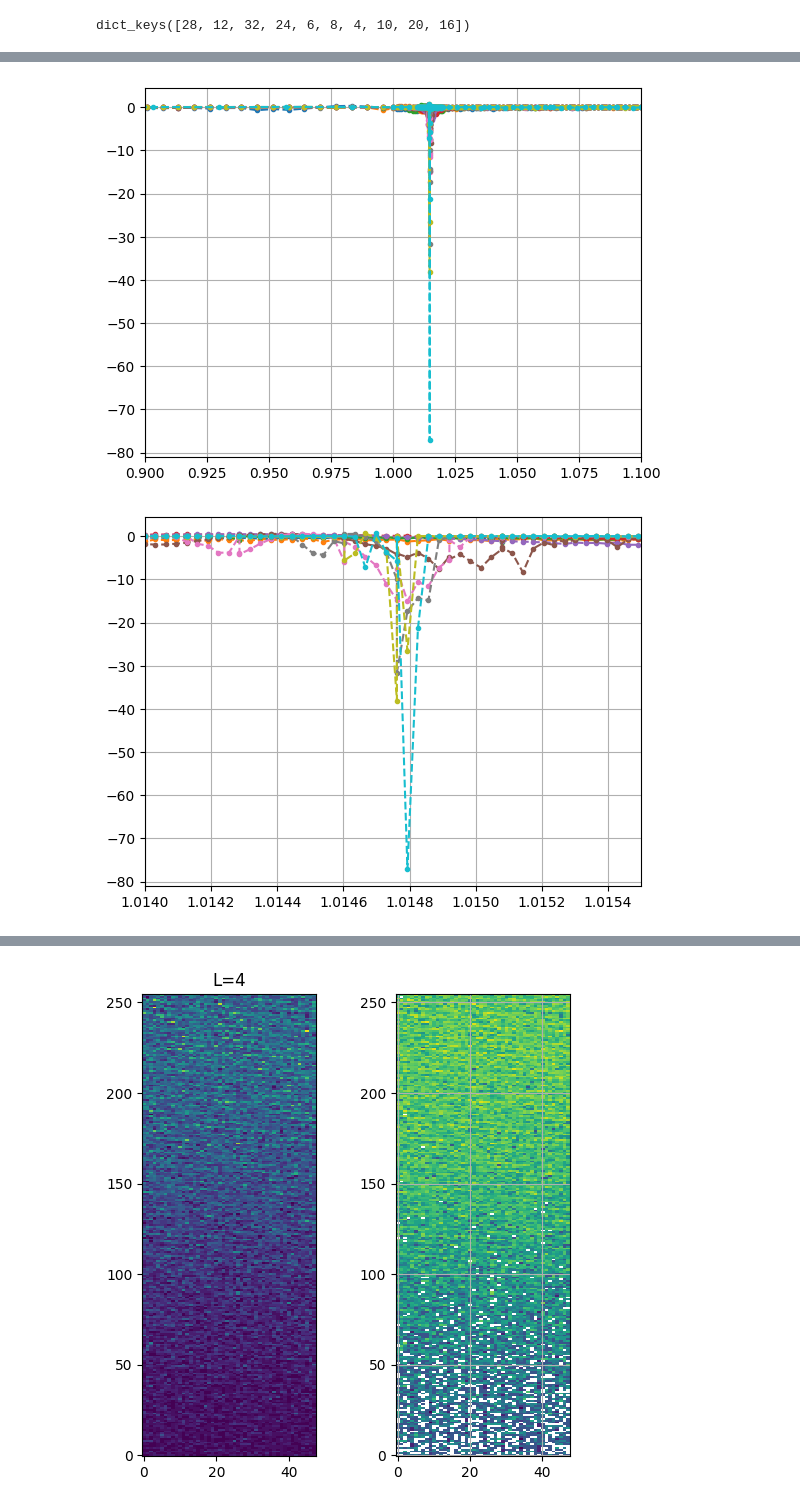
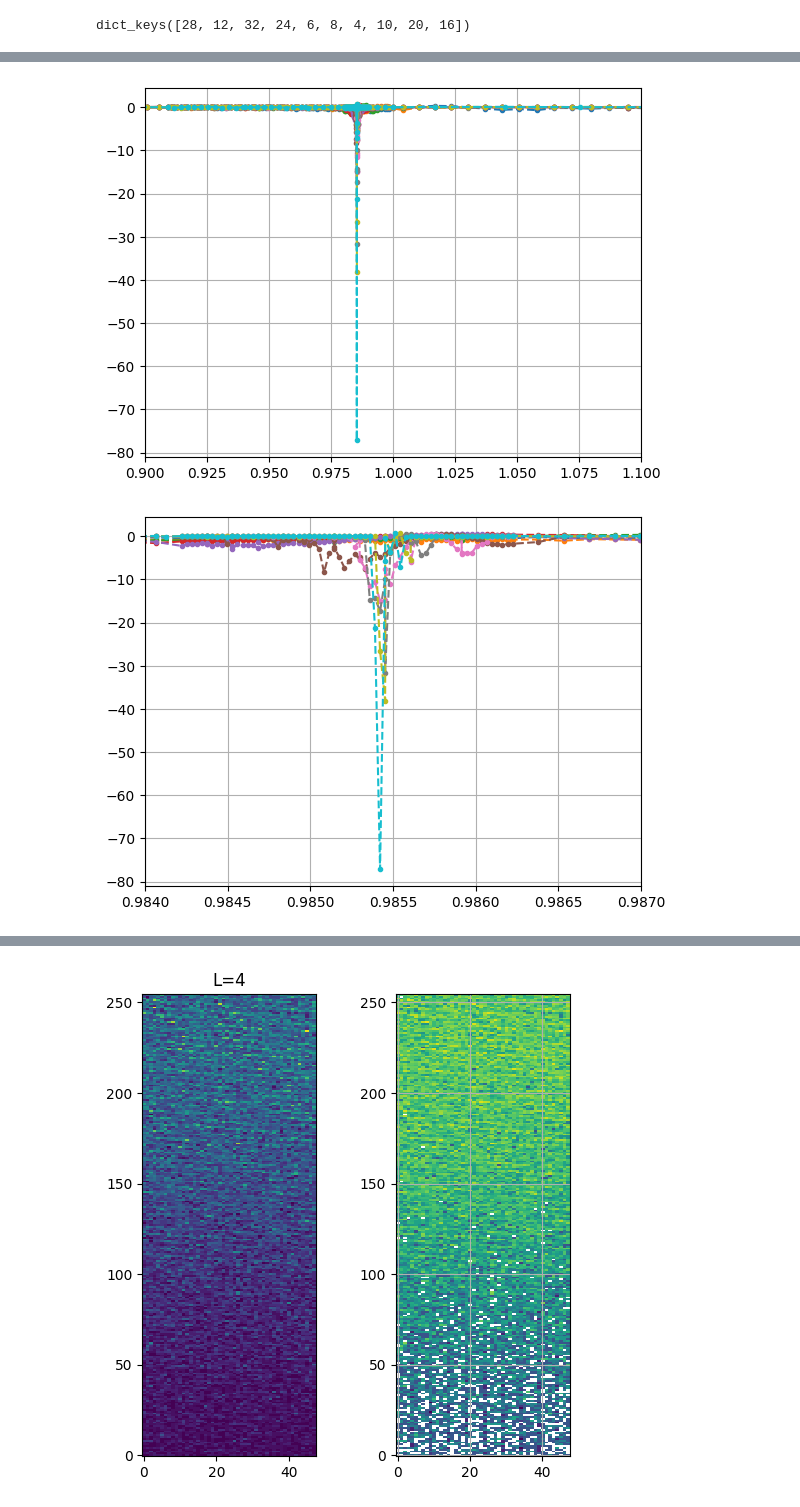
Before and after one commit to Renmusxd/GaugeTheoryRunner, a Jupyter notebook: jupyter/PhaseTransition-Cosine.ipynb, the cells around one changed output, grey strips where cells are left out. Cells and saved outputs as stored; diff of their text form; code cells hidden in the pictures.

Commit message:
Add paper plots

```diff
--- a/jupyter/PhaseTransition-Cosine.ipynb
+++ b/jupyter/PhaseTransition-Cosine.ipynb
@@ -28,7 +28,7 @@ for x in os.listdir(basedir):
                     x = arr['energies']
                 elif 'actions' in arr:
                     x = arr['actions']
-                ks = arr['ks']
+                ks = 1.0/arr['ks']
 
                 for (k, xx) in zip(ks, x.T):
                     xxx = xx - xx.mean()
@@ -53,8 +53,8 @@ pyplot.show()
 
 for L, (all_ks, all_actions, unique_ks, mean_actions, std_actions, binder_actions) in sorted(data.items()):
     pyplot.plot(unique_ks, mean_actions, '.', label=f'L={L}')
-pyplot.xlim((1.014, 1.0155))
-pyplot.ylim((1.0, 1.4))
+pyplot.xlim((0.98, 0.99))
+pyplot.ylim((1.0, 1.35))
 pyplot.grid()
 pyplot.show()
 
@@ -83,7 +83,7 @@ pyplot.show()
 
 for L, (all_ks, all_actions, unique_ks, mean_actions, std_actions, binder_actions) in sorted(data.items()):
     pyplot.plot(unique_ks, binder_actions, '.--')
-pyplot.xlim((1.014, 1.0155))
+pyplot.xlim((0.984, 0.987))
 pyplot.grid()
 pyplot.show()
 # %% [output]
@@ -95,2 +95,2 @@ pyplot.show()
-[figure, old version]
+[figure, new version]
-[figure, old version]
+[figure, new version]
```
Also changed, not shown: parts of 2 cells of this notebook, 7 other files.
